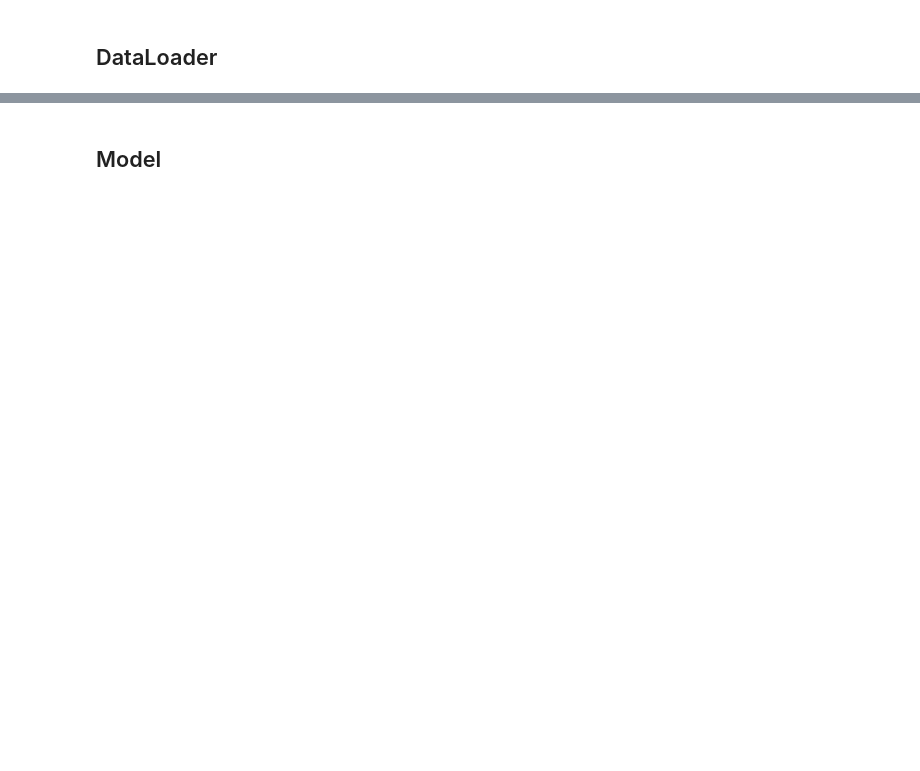
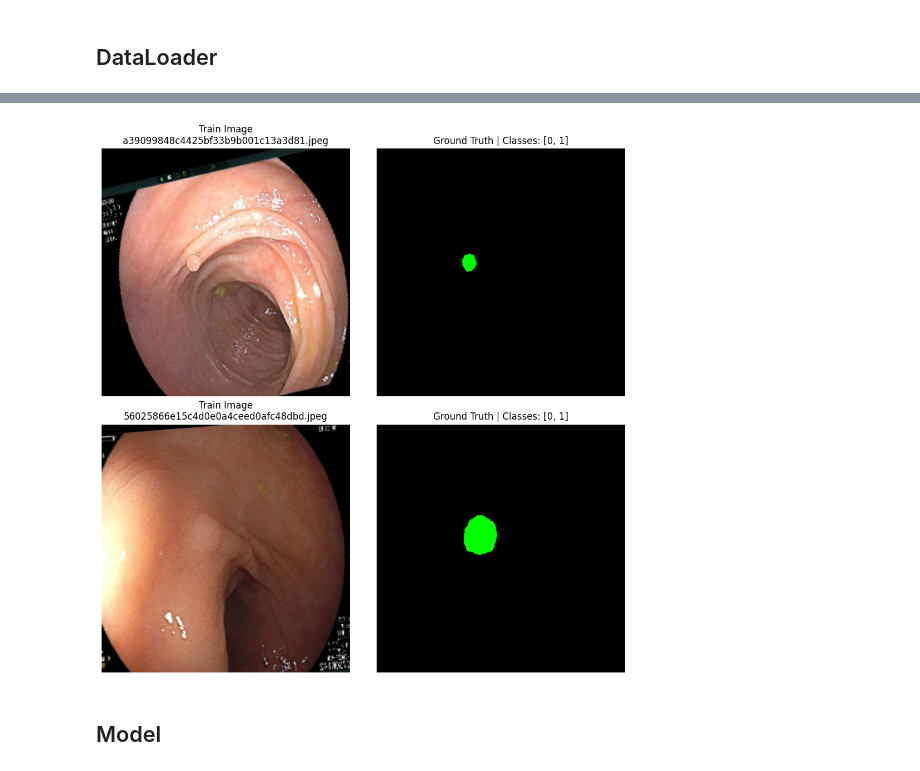
Before and after one commit to Avcuongy/poply-image-segmentation, a Jupyter notebook: notebooks/unet_core.ipynb, the cells around one changed output, grey strips where cells are left out. Saved outputs shown, nothing was run; the diff lists cells and outputs as text; code cells hidden in the pictures; blank space fills up the shorter version.

Commit message:
sample done

```diff
--- a/notebooks/unet_core.ipynb
+++ b/notebooks/unet_core.ipynb
@@ -50,7 +74,6 @@ from scipy.ndimage import binary_erosion, distance_transform_edt
 # Data Augmentation
 # %%
 def build_train_transform(height=256, width=256):
-    """Augmentation đồng bộ cho image và mask trong training."""
     return A.Compose(
         [
             A.Resize(height=height, width=width),
@@ -75,7 +98,6 @@ def build_train_transform(height=256, width=256):
 
 
 def build_eval_transform(height=256, width=256):
-    """Transform deterministic cho validation/test/inference."""
     return A.Compose(
         [
             A.Resize(height=height, width=width),
@@ -1875,0 +2200,9 @@ print(
+# %%
+sample = train_dataset[0]
+
+image = sample["image"]
+mask = sample["mask"]
+
+print("Image shape:", image.shape)
+print("Mask shape:", mask.shape)
+print("Mask classes:", torch.unique(mask))
@@ -1875,0 +2213,9 @@ print(
+# %%
+for i in range(5):
+    sample = train_dataset[i]
+
+    print(
+        i,
+        sample["image_name"],
+        torch.unique(sample["mask"]).tolist(),
+    )
@@ -1876,3 +2228,63 @@ print(
+# %%
+# Visualize Train Image and Ground Truth
+NUM_SAMPLES = 2
+
+indices = np.random.choice(
+    len(train_dataset),
+    size=min(NUM_SAMPLES, len(train_dataset)),
+    replace=False,
+)
+
+fig, axes = plt.subplots(
+    len(indices),
+    2,
+    figsize=(10, 5 * len(indices)),
+)
+
+if len(indices) == 1:
+    axes = np.expand_dims(axes, axis=0)
+
+# ImageNet normalization
+mean = np.array(
+    [0.485, 0.456, 0.406],
+    dtype=np.float32,
+)
+
+std = np.array(
+    [0.229, 0.224, 0.225],
+    dtype=np.float32,
+)
+
+for row, index in enumerate(indices):
+    sample = train_dataset[index]
+
+    image = sample["image"]
+    mask = sample["mask"]
+
+    # Tensor [C, H, W] -> numpy [H, W, C]
+    image = image.permute(1, 2, 0).cpu().numpy()
+
+    # Denormalize
+    image = image * std + mean
+    image = np.clip(image, 0, 1)
+
+    mask = mask.cpu().numpy()
+
+    # 0/1/2 -> black/green/red
+    mask_rgb = class_mask_to_rgb(mask)
+
+    axes[row, 0].imshow(image)
+    axes[row, 0].set_title(f"Train Image\n{sample['image_name']}")
+    axes[row, 0].axis("off")
+
+    axes[row, 1].imshow(mask_rgb)
+    axes[row, 1].set_title("Ground Truth " f"| Classes: {np.unique(mask).tolist()}")
+    axes[row, 1].axis("off")
+
+plt.tight_layout(pad=0.5)
+plt.show()
+# %% [output]
+[figure, added]
 # %% [markdown]
 ## Model
 # %%
```
Also changed, not shown: parts of 43 cells of this notebook, 3 other files.
